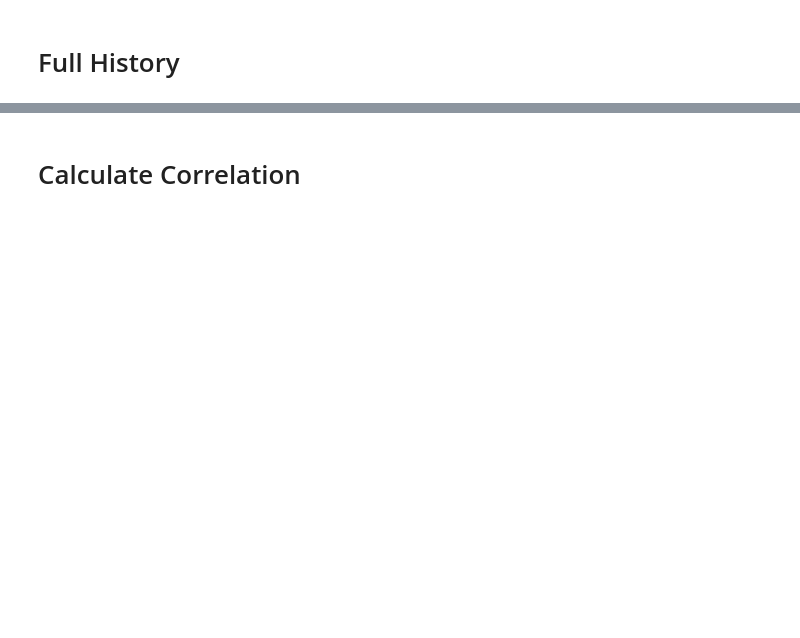
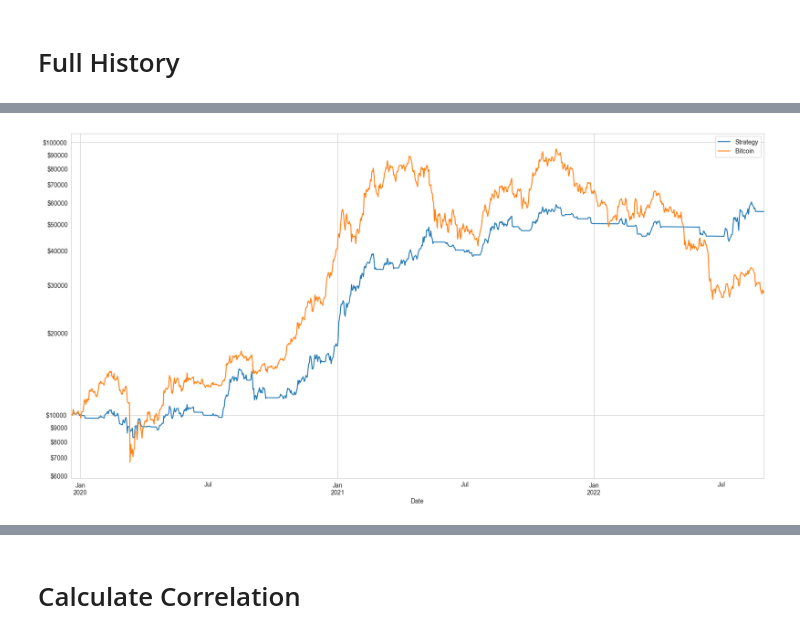
Before and after one commit to joshua-peck/truecode_metrics, a Jupyter notebook: TrueCode Metrics.ipynb, the cells around one changed output, grey strips where cells are left out. Saved outputs shown, nothing was run; the diff lists cells and outputs as text; code cells hidden in the pictures; blank space fills up the shorter version.

```diff
--- a/TrueCode Metrics.ipynb
+++ b/TrueCode Metrics.ipynb
@@ -79,0 +99,6 @@ Win 12m %            100.00%     71.43%
+# %%
+ax = prices[['Strategy', 'Bitcoin']].plot.line(figsize=(20, 10), logy=True)
+ax.yaxis.set_major_formatter(lambda x, pos: f"${int(x)}")
+ax.yaxis.set_minor_formatter(lambda x, pos: f"${int(x)}")
+# %% [output]
+[figure, added]
```
Also changed, not shown: parts of 16 cells of this notebook, 3 other files.
